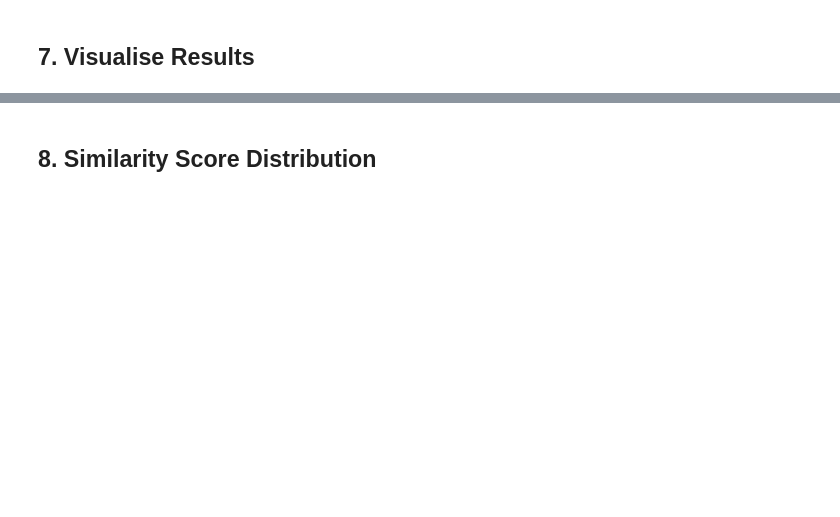
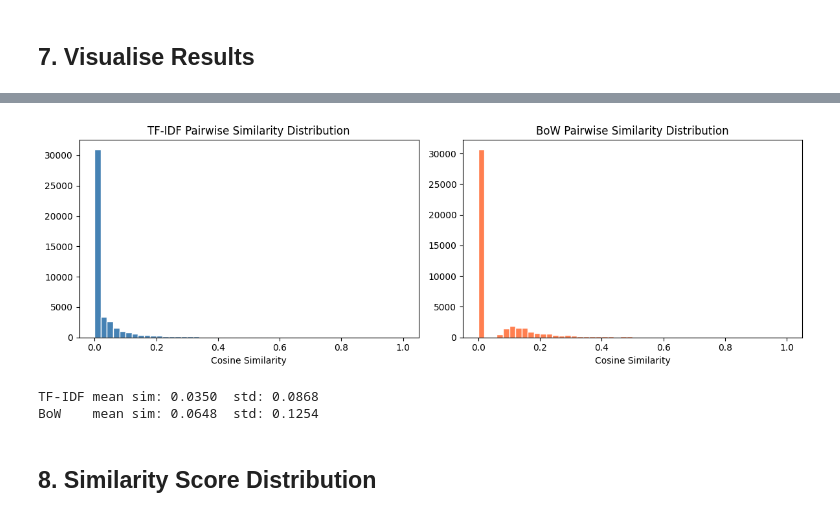
Before and after one commit to Habeeb-sh/course_recommendation_GP, a Jupyter notebook: 02_Content_Based.ipynb, the cells around one changed output, grey strips where cells are left out. Drawn from its saved outputs; the diff is of its cells as text; code cells hidden in the pictures; blank space fills up the shorter version.

```diff
--- a/02_Content_Based.ipynb
+++ b/02_Content_Based.ipynb
@@ -327,3 +465,27 @@ plt.show()
+# %%
+tfidf_sims = tfidf_cos[np.triu_indices_from(tfidf_cos, k=1)]
+bow_sims = bow_cos[np.triu_indices_from(bow_cos, k=1)]
+
+fig, axes = plt.subplots(1, 2, figsize=(12, 4))
+
+axes[0].hist(tfidf_sims, bins=50, color='steelblue', edgecolor='white')
+axes[0].set_title('TF-IDF Pairwise Similarity Distribution')
+axes[0].set_xlabel('Cosine Similarity')
+
+axes[1].hist(bow_sims, bins=50, color='coral', edgecolor='white')
+axes[1].set_title('BoW Pairwise Similarity Distribution')
+axes[1].set_xlabel('Cosine Similarity')
+
+plt.tight_layout()
+plt.savefig(FIGURES_DIR / '02_similarity_distribution.png', bbox_inches='tight', dpi=150)
+plt.show()
+
+print(f"TF-IDF mean sim: {tfidf_sims.mean():.4f}  std: {tfidf_sims.std():.4f}")
+print(f"BoW    mean sim: {bow_sims.mean():.4f}  std: {bow_sims.std():.4f}")
+# %% [output]
+[figure, added]
+TF-IDF mean sim: 0.0350  std: 0.0868
+BoW    mean sim: 0.0648  std: 0.1254
 # %% [markdown]
 ## 8. Similarity Score Distribution
 # %%
```
Also changed, not shown: parts of 20 cells of this notebook, 41 other files.
